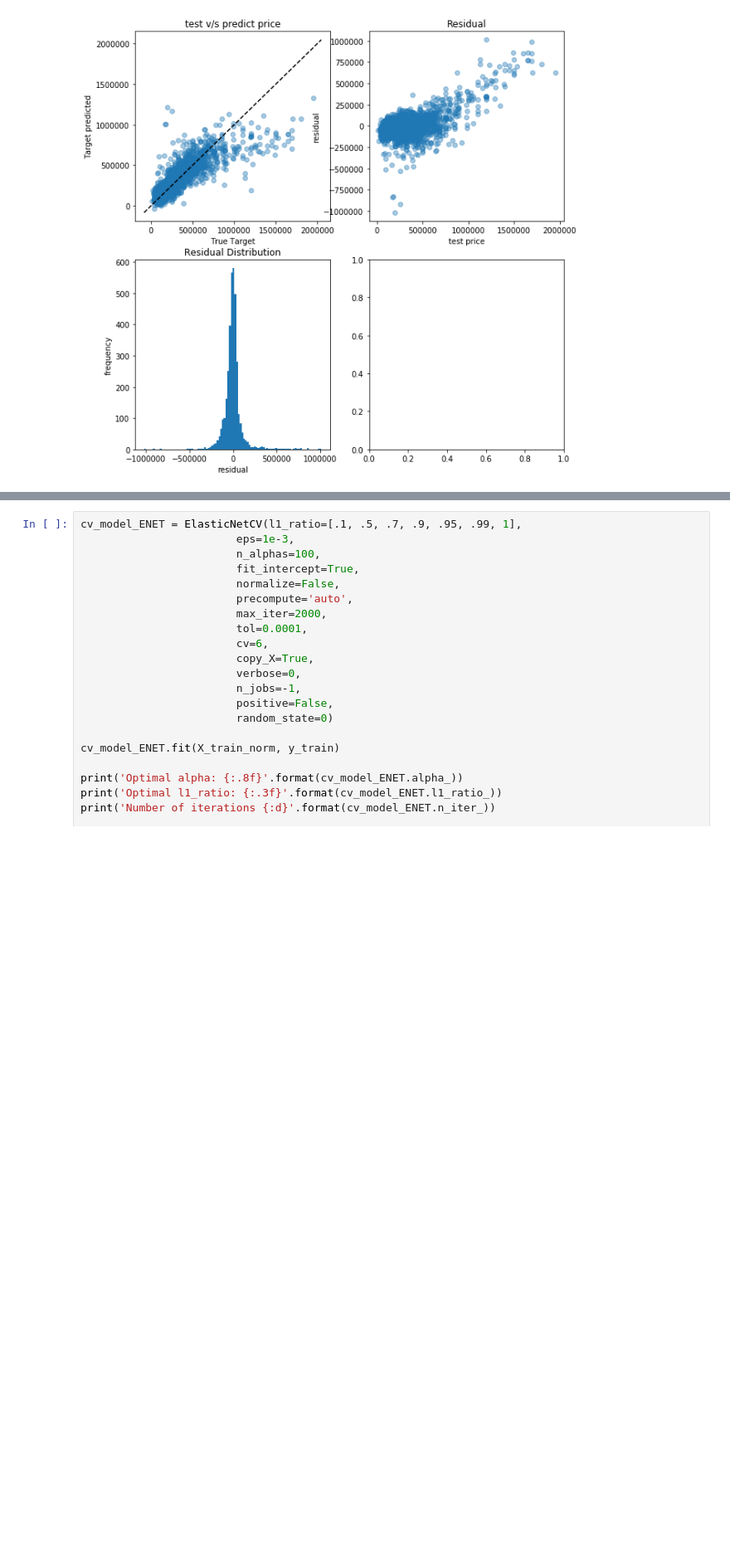
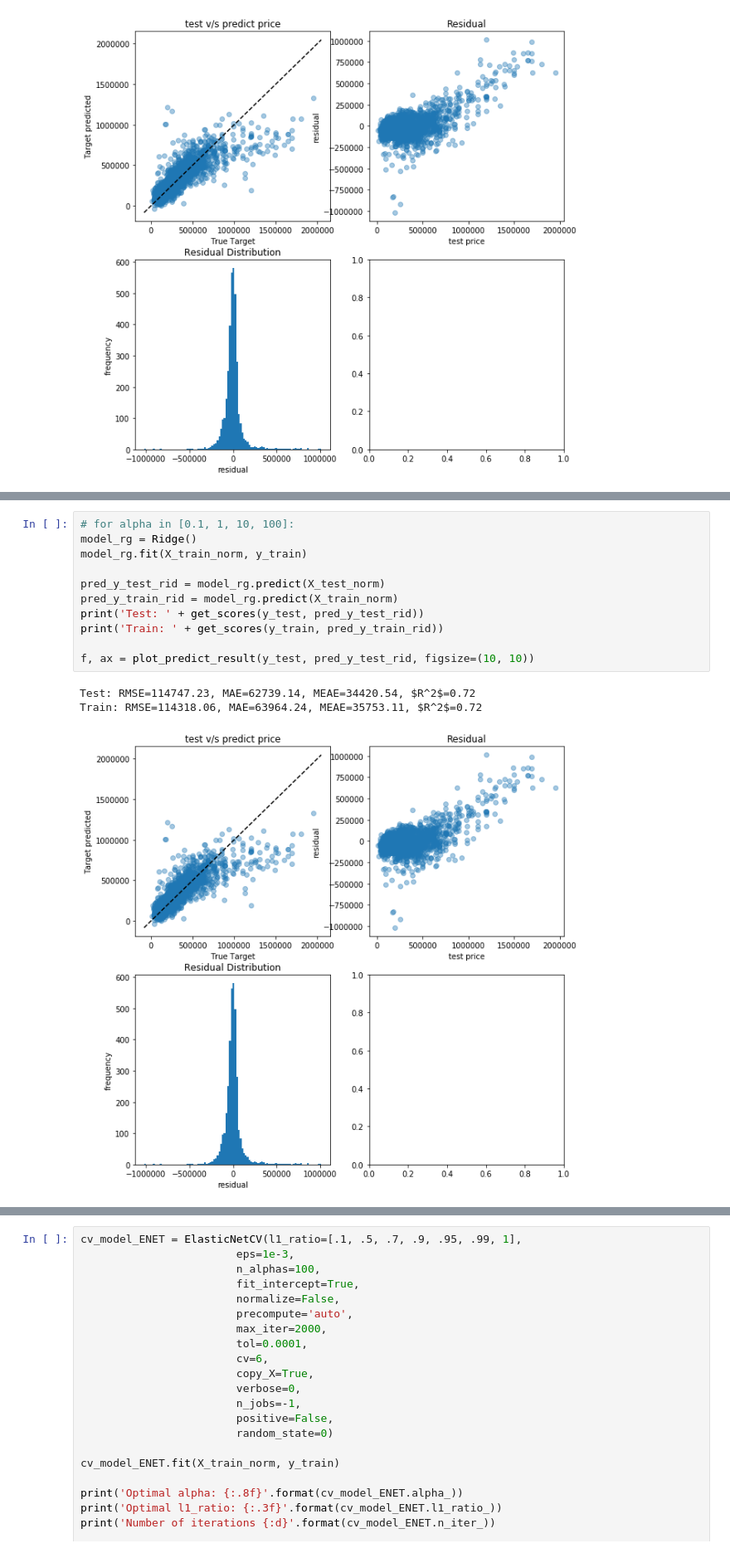
Before and after one commit to creyesp/houses-project, a Jupyter notebook: notebooks/Second_day_workshop_solution.ipynb, the cells around one changed output, grey strips where cells are left out. Shown at 83% size. Cells and saved outputs as stored; diff of their text form; blank space fills up the shorter version.

```diff
--- a/notebooks/Second_day_workshop_solution.ipynb
+++ b/notebooks/Second_day_workshop_solution.ipynb
@@ -187,0 +277,15 @@ Train: RMSE=114318.06, MAE=63959.84, MEAE=35740.00, $R^2$=0.72
+# %%
+# for alpha in [0.1, 1, 10, 100]:
+model_rg = Ridge()
+model_rg.fit(X_train_norm, y_train)
+
+pred_y_test_rid = model_rg.predict(X_test_norm)
+pred_y_train_rid = model_rg.predict(X_train_norm)
+print('Test: ' + get_scores(y_test, pred_y_test_rid))
+print('Train: ' + get_scores(y_train, pred_y_train_rid))
+
+f, ax = plot_predict_result(y_test, pred_y_test_rid, figsize=(10, 10))
+# %% [output]
+Test: RMSE=114747.23, MAE=62739.14, MEAE=34420.54, $R^2$=0.72
+Train: RMSE=114318.06, MAE=63964.24, MEAE=35753.11, $R^2$=0.72
+[figure, added]
```
Also changed, not shown: parts of 43 cells of this notebook, 2 other files.
